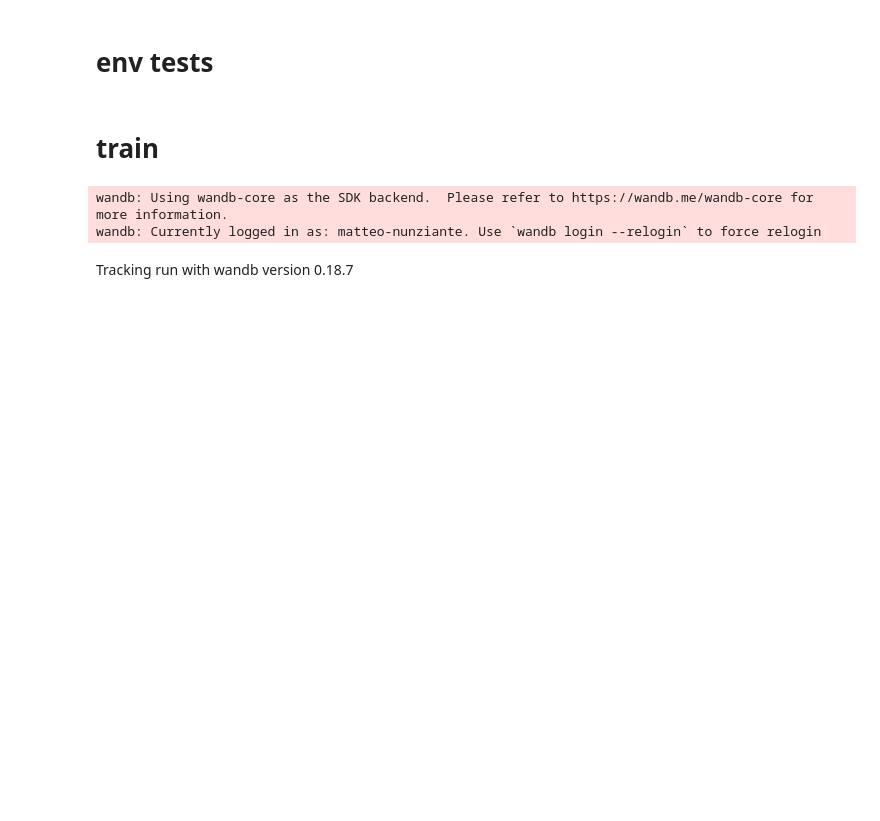
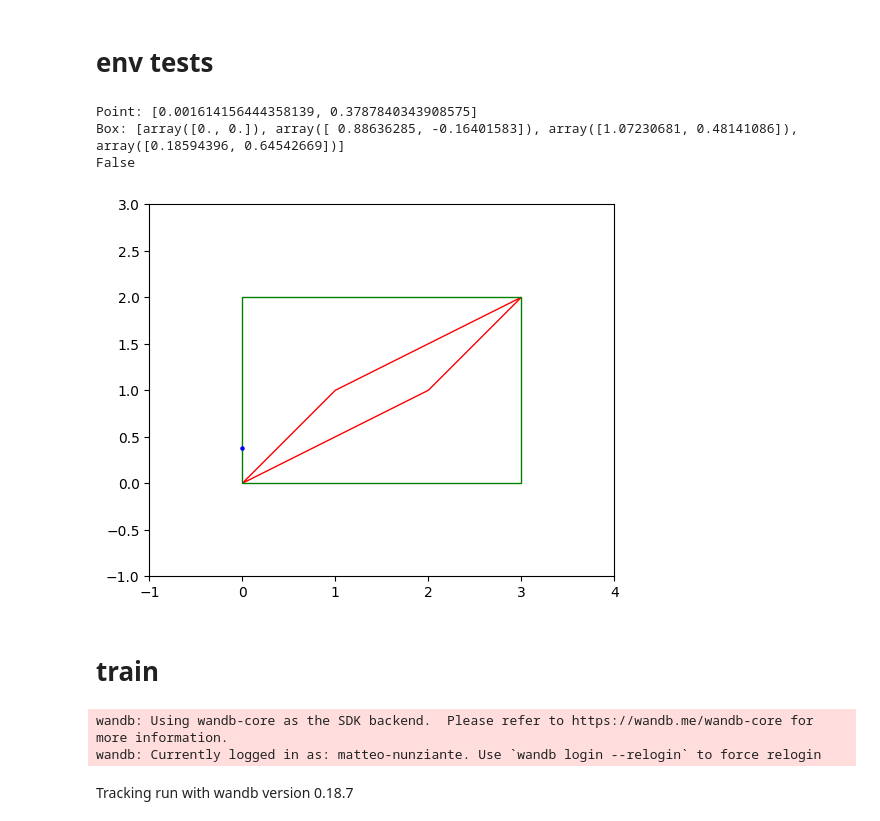
Before and after one commit to flaccagora/RoboSurgery, a Jupyter notebook: src/environment/trainenv.ipynb, the cells around one changed output. Drawn from its saved outputs; the diff is of its cells as text; code cells hidden in the pictures; blank space fills up the shorter version.

```diff
--- a/src/environment/trainenv.ipynb
+++ b/src/environment/trainenv.ipynb
@@ -113,6 +113,32 @@ def sample_in_parallelogram(box):
         y = np.random.uniform(y_min, y_max)
 
     return [x, y]
+# %%
+point = env.state
+box = env.transformed_corners
+
+print("Point:", point)
+print("Box:", box)
+
+print(is_point_in_parallelogram(point, box))
+
+# sample 100 points in the parallelogram and plot them along with the parallelogram
+box = [(0, 0), (2, 1), (3, 2), (1, 1)]
+rectangle = bounding_rectangle(box)
+points = np.array(point)
+plt.figure(figsize=(6, 6))
+plt.gca().add_patch(patches.Polygon(box, fill=None, edgecolor='r'))
+plt.gca().add_patch(patches.Polygon(rectangle, fill=None, edgecolor='g'))
+plt.scatter(points[0], points[1], c='b', s=5)
+plt.xlim(-1, 4)
+plt.ylim(-1, 3)
+plt.gca().set_aspect('equal', adjustable='box')
+plt.show()
+# %% [output]
+Point: [0.001614156444358139, 0.3787840343908575]
+Box: [array([0., 0.]), array([ 0.88636285, -0.16401583]), array([1.07230681, 0.48141086]), array([0.18594396, 0.64542669])]
+False
+[figure, added]
 # %%
 class ObservableDeformedGridworld(gym.Env):
 
```
Also changed, not shown: parts of 2 cells of this notebook, 1 other file.
